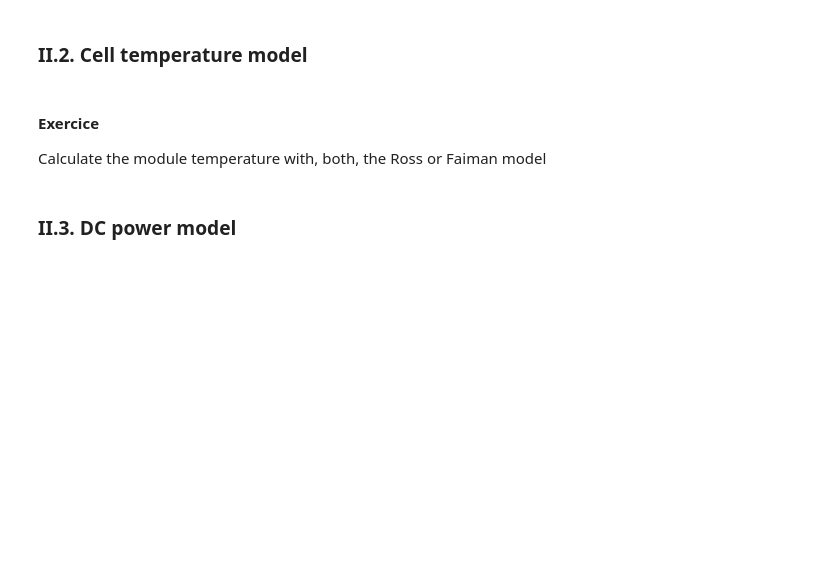
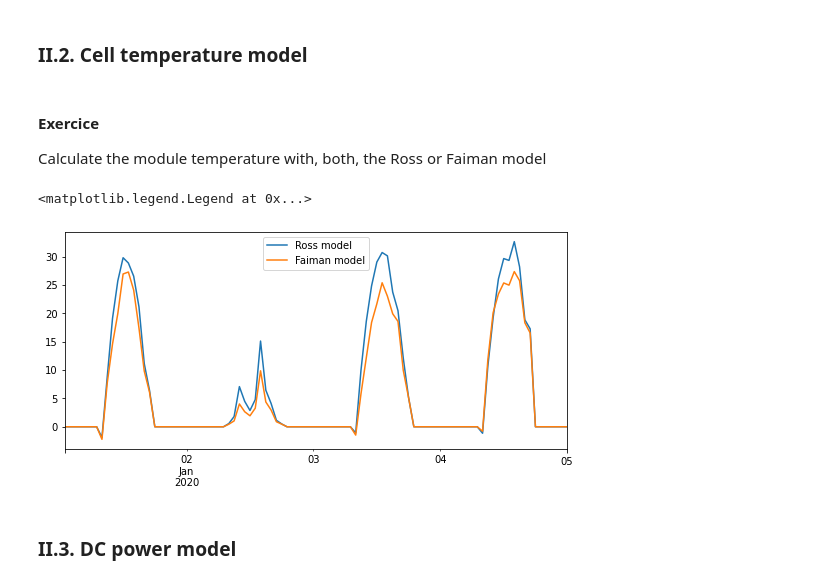
Before and after one commit to AlexandreHugoMathieu/pvfault_detection_solar_academy, a Jupyter notebook: notebooks/ac_power_estimation.ipynb, the cells around one changed output. Saved outputs shown, nothing was run; the diff lists cells and outputs as text; code cells hidden in the pictures; blank space fills up the shorter version.

```diff
--- a/notebooks/ac_power_estimation.ipynb
+++ b/notebooks/ac_power_estimation.ipynb
@@ -91,4 +111,14 @@ Modeling PV power from ghi/dhi/dni goes into four steps:
 
 Calculate the POA irradiance with the no-shading/isotropic assumption as introduced in the notebook "python_intro_poa"
 # %%
-# Develop your code here
+beta=35
+azimuth_inst = 180
+rho=0.2
+
+# The lazy way with the pvlib package
+from pvlib.irradiance import get_total_irradiance
+
+# Notice it takes degrees as inputs
+poa_data = get_total_irradiance(beta, azimuth_inst, 90-weather_data["sun_elevation"], weather_data["sun_azimuth"],
+                                weather_data["dni"], weather_data["ghi"], weather_data["dhi"], albedo=rho)
+poa_data.head(12)
@@ -99,7 +143,32 @@ Calculate the POA irradiance with the no-shading/isotropic assumption as introdu
 
 Calculate the module temperature with, both, the Ross or Faiman model
 # %%
-# Develop your code here
+NOCT  = 43 # From datasheet
+
+# Generic coefficients for open-rack PV installation
+u_0 = 26.9 # W/(˚C.m2)
+u_1 = 6.2 # W.s/(˚C.m3)
+# %%
+def ross_model(ta, poa):
+    k_ross = (43-20)/800
+    t_mod = ta + k_ross * poa
+    return t_mod
+
+def faiman_model(ta, poa, ws):
+    k_ross = (43-20)/800
+    t_mod = ta + poa / (u_0 + u_1 * ws)
+    return t_mod
+# %%
+t_mod =  ross_model(weather_data["temp_air"],  poa_data["poa_global"])
+t_mod2 =  faiman_model(weather_data["temp_air"],  poa_data["poa_global"], weather_data["wind_speed"])
+# %%
+fig, ax = plt.subplots(figsize=(9,4)) # Create a new figure with a predefined size
+t_mod.head(96).plot(ax=ax, label="Ross model")
+t_mod2.head(96).plot(ax=ax, label="Faiman model")
+plt.legend()
+# %% [output]
+<matplotlib.legend.Legend at 0x...>
+[figure, added]
 # %% [markdown]
 ### II.3. DC power model
 # %% [markdown]
```
Also changed, not shown: parts of 15 cells of this notebook, 1 other file.
